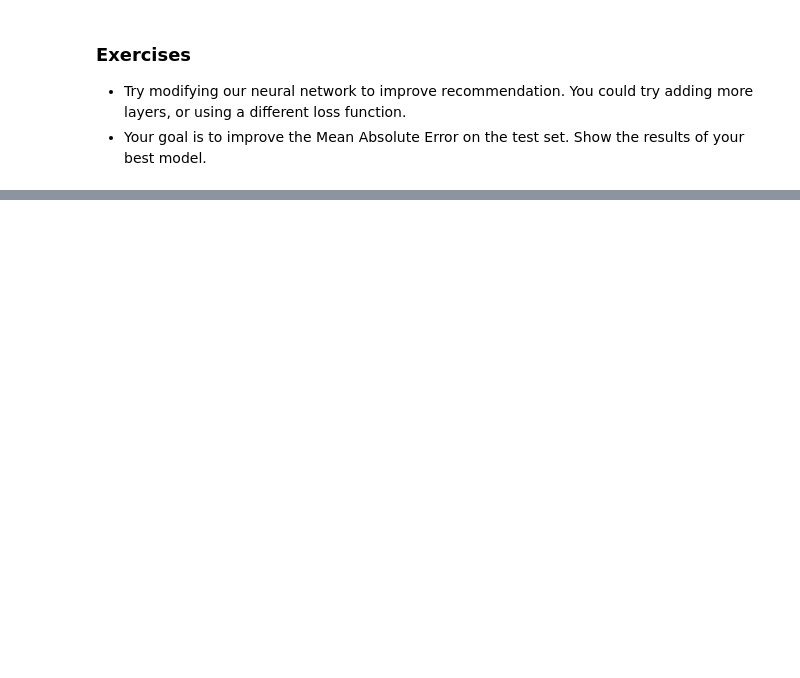
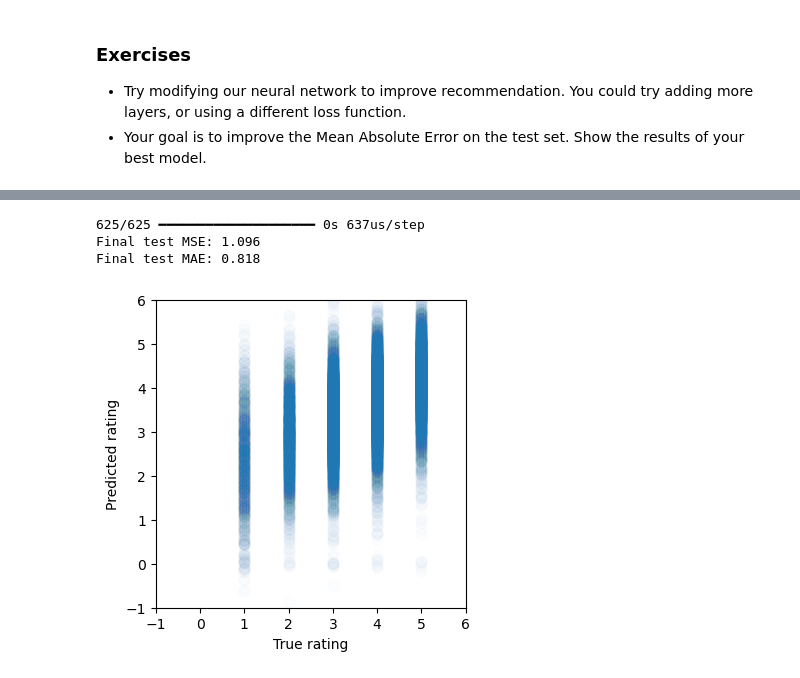
Before and after one commit to slathwal/deep_learning, a Jupyter notebook: 01_materials/labs/lab_3.ipynb, the cells around one changed output, grey strips where cells are left out. Cells and saved outputs as stored; diff of their text form; code cells hidden in the pictures; blank space fills up the shorter version.

```diff
--- a/01_materials/labs/lab_3.ipynb
+++ b/01_materials/labs/lab_3.ipynb
@@ -559,0 +614,19 @@ history = model.fit([user_id_train, item_id_train], rating_train,
+# %%
+def plot_predictions(y_true, y_pred):
+    plt.figure(figsize=(4, 4))
+    plt.xlim(-1, 6)
+    plt.xlabel("True rating")
+    plt.ylim(-1, 6)
+    plt.ylabel("Predicted rating")
+    plt.scatter(y_true, y_pred, s=60, alpha=0.01)
+
+
+test_preds = model.predict([user_id_test, item_id_test])
+print("Final test MSE: %0.3f" % mean_squared_error(test_preds, rating_test))
+print("Final test MAE: %0.3f" % mean_absolute_error(test_preds, rating_test))
+plot_predictions(rating_test, test_preds)
+# %% [output]
+625/625 ━━━━━━━━━━━━━━━━━━━━ 0s 637us/step
+Final test MSE: 1.096
+Final test MAE: 0.818
+[figure, added]
```
Also changed, not shown: parts of 18 cells of this notebook.
